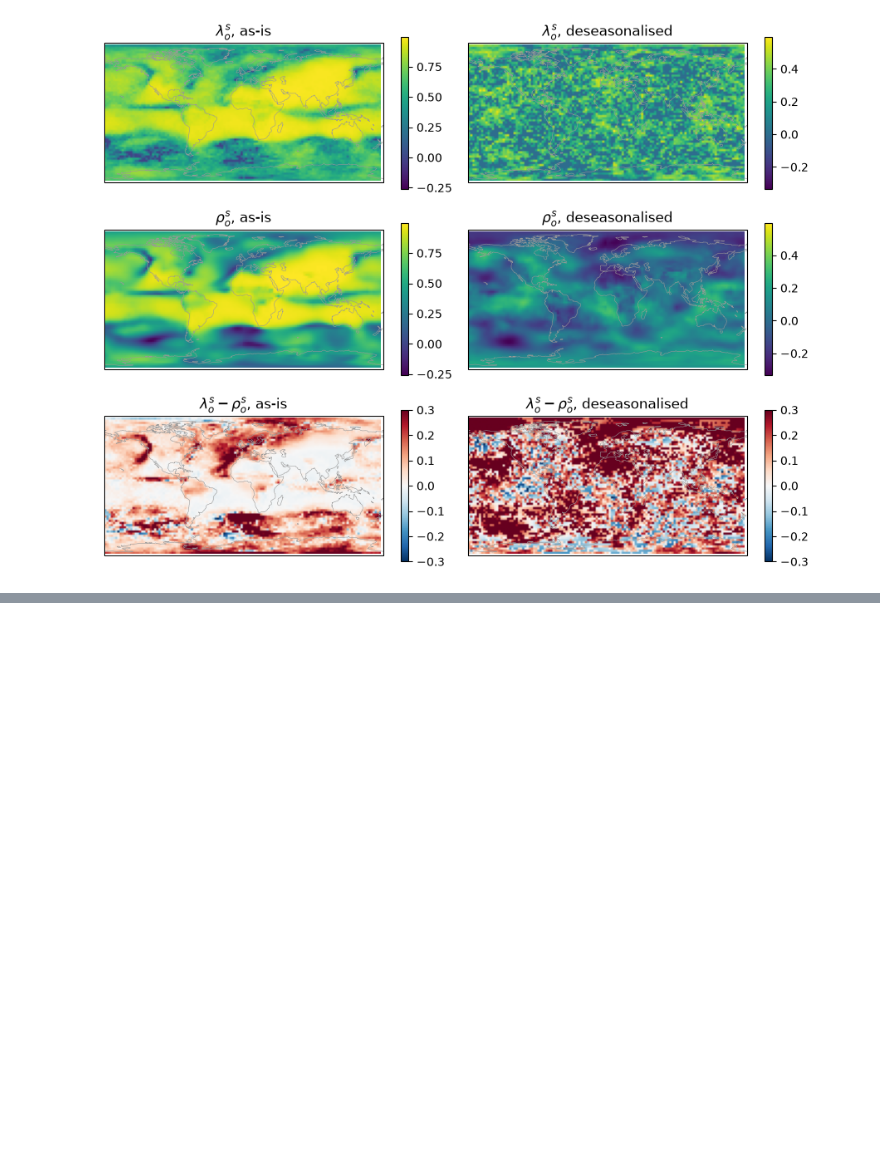
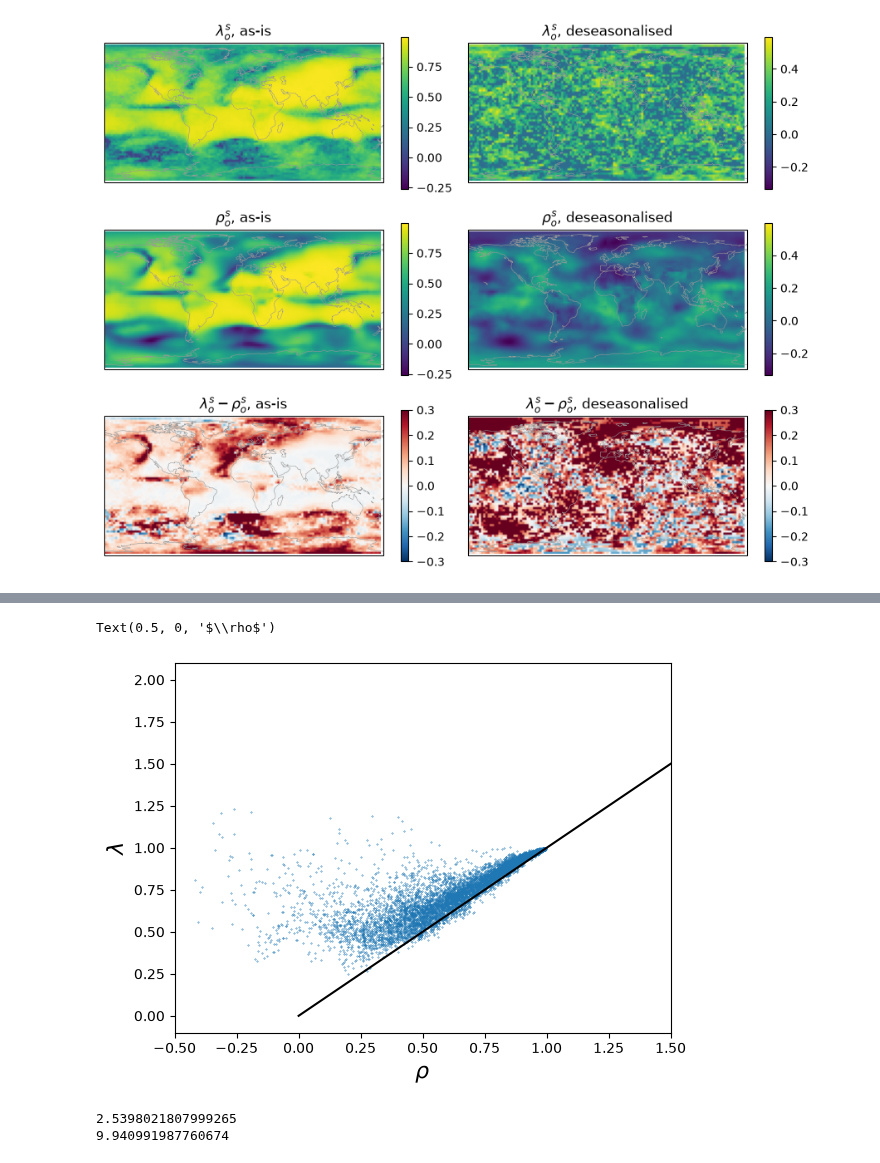
Before and after one commit to jaspercjp/information-snp, a Jupyter notebook: notebooks/granger_lin_lambda_m.ipynb, the cells around one changed output, grey strips where cells are left out. Drawn from its saved outputs; the diff is of its cells as text; code cells hidden in the pictures; blank space fills up the shorter version.

```diff
--- a/notebooks/granger_lin_lambda_m.ipynb
+++ b/notebooks/granger_lin_lambda_m.ipynb
@@ -465,0 +512,16 @@ plt.show()
+# %%
+plt.scatter(rho, lam, 0.1)
+x=np.linspace(0,2,20)
+plt.plot(x, x, 'k-')
+plt.xlim(-0.5, 1.5)
+plt.ylabel('$\\lambda$', fontsize=16)
+plt.xlabel('$\\rho$', fontsize=16)
+# %% [output]
+Text(0.5, 0, '$\\rho$')
+[figure, added]
+# %%
+print(np.max(lam_s) - np.min(lam_s))
+print(np.max(rho_s) - np.min(rho_s))
+# %% [output]
+2.5398021807999265
+9.940991987760674
```
Also changed, not shown: parts of 6 cells of this notebook.
